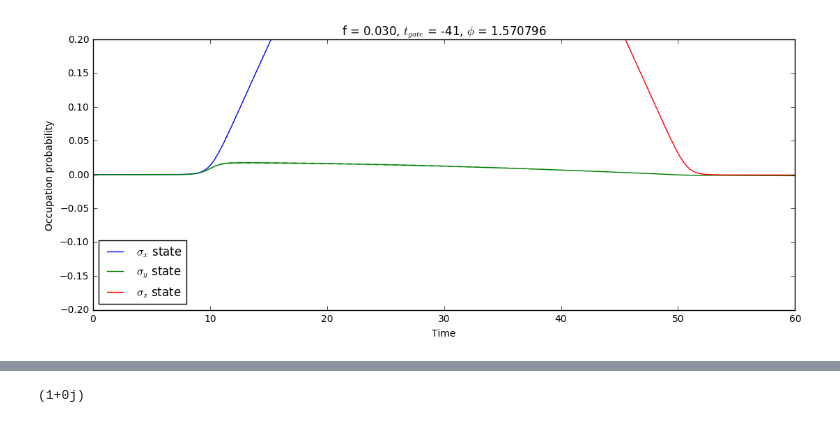
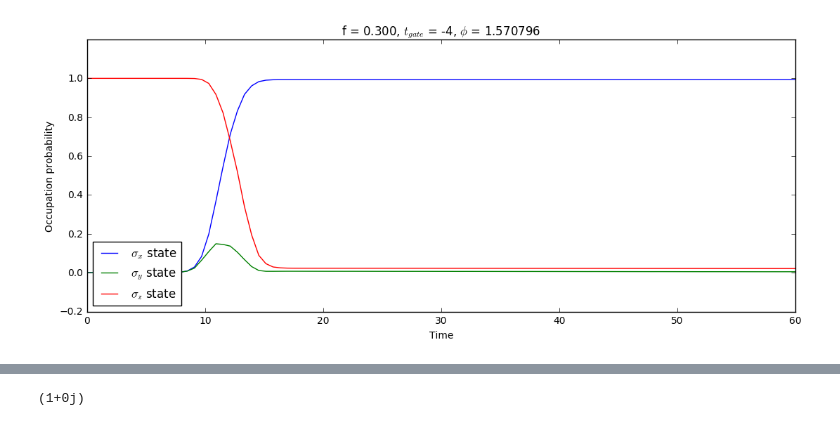
Before and after one commit to safoex/qubitlab, a Jupyter notebook: python/qutip/libqubitNd.ipynb, the cells around one changed output, grey strips where cells are left out. Cells and saved outputs as stored; diff of their text form; code cells hidden in the pictures.

```diff
--- a/python/qutip/libqubitNd.ipynb
+++ b/python/qutip/libqubitNd.ipynb
@@ -126,7 +131,9 @@ class PulseNXY(Pulse):
 # %%
 class DragCorrectedPulse:
     def correct(self):
-        old_shape = sp.sympify(self.shape)
+        if not 'original_shape' in self.__dict__:
+            self.original_shape = self.shape
+        old_shape = sp.sympify(self.original_shape)
         w,t,axe = sp.symbols('w t axe')
         new_shape_y = sp.diff(old_shape/(sp.cos(w*t + axe)), t)
         new_shape_y = sp.cos(w*t+axe).subs(axe, axe + sp.pi/2)*new_shape_y/2/self.extra['qubit'].get_anharmonism()
@@ -136,0 +141,6 @@ class PulseNXYDrag(PulseNXY, DragCorrectedPulse):
+# %%
+class PulseNXYDrag(PulseNXY, DragCorrectedPulse):
+    def update_or_copy(self, kvargs, params, just_update = False):
+        super().update_or_copy( kvargs, params, just_update)
+        self.correct()
+    pass
@@ -149,8 +201,9 @@ class SingleQND(ND):
     class_params = ['params','pulse']
     def update_or_copy(self, kvargs, params, just_update = False):
         super().update_or_copy( kvargs, params, just_update)
-        self.pulse = [PulseNXYDrag(params = { 'a': 10, 'f' : 0.003,'phase':np.pi,'st':1 },
-              time = {'maxtime' : 1200,'points':1200}, extra = {'qubit' : self,'default':False})]
+        if not 'pulse' in kvargs:
+            self.pulse = [PulseNXYDrag(params = { 'a': 10, 'f' : 0.003,'phase':np.pi,'st':1 },
+                  time = {'maxtime' : 1200,'points':1200}, extra = {'qubit' : self,'default':False})]
     def HTD(self):
         return [self.Hq(), [self.n(), self.pulse[0].shape]]
 
@@ -185,7 +238,8 @@ class SingleQND(ND):
             print ("Error: no present result")
             return
         fig, axes = plt.subplots(1,1, figsize=(13,5), sharex=True)
-        axes.set_title('f = %.3f, $t_{gate}$ = %.0f, $\phi$ = %f'%(self.pulse[0].params['f'],self.pulse[0].params['a']-self.pulse[0].params['b'],self.pulse[0].params['phase']));
+        if "f" in self.pulse[0].params and 'a' in self.pulse[0].params and 'b' in self.pulse[0].params and 'phase' in self.pulse[0].params:
+            axes.set_title('f = %.3f, $t_{gate}$ = %.0f, $\phi$ = %f'%(self.pulse[0].params['f'],self.pulse[0].params['a']-self.pulse[0].params['b'],self.pulse[0].params['phase']));
         labels = ['0t','1t','2t']
         labels = ['$\sigma_x$','$\sigma_y$','$\sigma_z$']
         for idx in range(3):
@@ -199,5 +297,5 @@ class SingleQND(ND):
 # %%
 model = SingleQND()
-model.pulse[0].update(params = {'f':0.03,'phase' : np.pi/2,'axe':PulseNXY.aroundY},time = {'maxtime':60})
+model.pulse[0].update(params = {'f':0.3,'phase' : np.pi/2,'axe':PulseNXY.aroundY},time = {'maxtime':60,'points':100})
 #model.pulse[0].update(params = {'phase' : 0, 'a' : 140, 'b' : 140 + 2/(0.002*2), 'st' : 0.01, 'f':0.002*2*np.pi})
 # %% [output]
@@ -220,4 +325,4 @@ Total run time:   1.90s
 # %%
-model.plot([-0.2,0.2])
+model.plot([-0.2,1.2])
 # %% [output]
-[figure, old version]
+[figure, new version]
```
Also changed, not shown: parts of 14 cells of this notebook.
